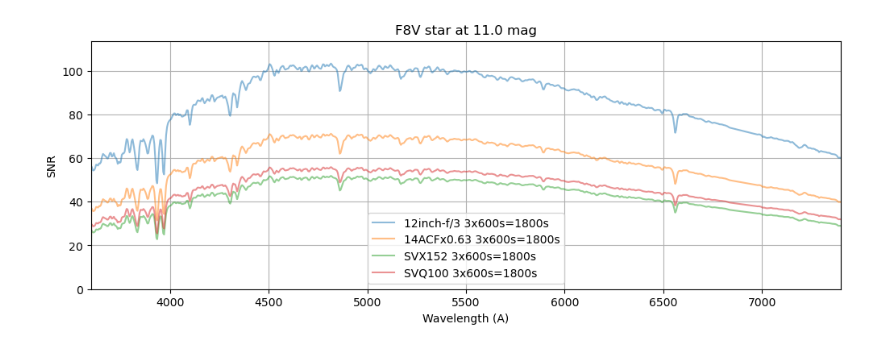
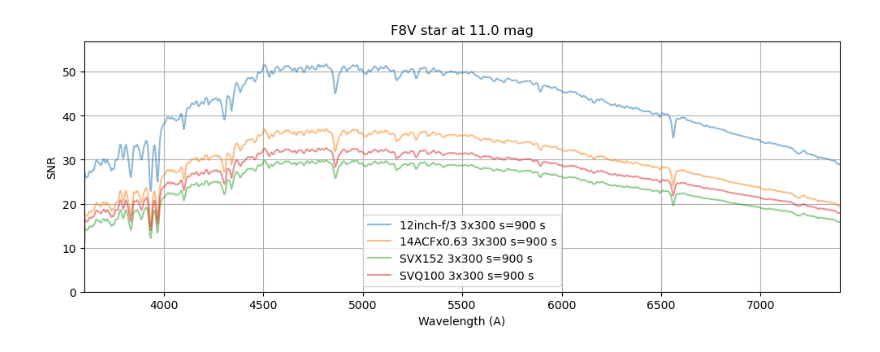
Before and after one commit to joshwalawender/SpecETC, a Jupyter notebook: Sandbox.ipynb, the cells around one changed output. Saved outputs shown, nothing was run; the diff lists cells and outputs as text; code cells hidden in the pictures.

```diff
--- a/Sandbox.ipynb
+++ b/Sandbox.ipynb
@@ -19,4 +16,5 @@ models = get_list_of_stellar_models(verbose=True)
 sptype = 'F8V'
 mag = 11
 star = get_stellar_spectrum(sptype=sptype, mag=mag)
+sky = Sky(seeing=3.0*u.arcsec, mag=18)
 # %% [output]
@@ -29,0 +28,2 @@ M ['M4V', 'M0V', 'M3II', 'M2V', 'M2I', 'M10III', 'M0III', 'M5V', 'M5III']
+# %%
+im, spec, var = SpecETC(star, sky, SVX152, Alpy600, IMX183, plot=True)
@@ -30,30 +32,29 @@ M ['M4V', 'M0V', 'M3II', 'M2V', 'M2I', 'M10III', 'M0III', 'M5V', 'M5III']
 # %%
 telescopes = [Newtonian12, ACF14reduced, SVX152, SVQ100]
 nexp = [3, 3, 3, 3]
-exptimes = [600, 600, 600, 600]
+IMX183.exptime = 300*u.second
 spectra = {}
 variance = {}
 for t,tel in enumerate(telescopes):
-    spec, var, im = SpecETC(star, exptime=exptimes[t]*u.second, seeing=3.0*u.arcsec,
-                            telescope=tel, spectrograph=Alpy600, detector=IMX183, plot=False)
+    im, spec, var = SpecETC(star, sky, tel, Alpy600, IMX183, plot=False)
     spectra[tel.name] = spec*nexp[t]
     variance[tel.name] = var*nexp[t]**0.5
 # %%
 Alpy600.generate_binset(IMX183)
 plt.figure(figsize=(12,4))
 plt.title(f'{sptype} star at {mag:.1f} mag')
 peakSNR = 0
 for t,tel in enumerate(telescopes):
     SNR = spectra[tel.name]/variance[tel.name]**0.5
-    label = f"{tel.name} {nexp[t]:d}x{exptimes[t]:.0f}s={nexp[t]*exptimes[t]:.0f}s"
+    label = f"{tel.name} {nexp[t]:d}x{IMX183.exptime:.0f}={nexp[t]*IMX183.exptime:.0f}"
     plt.plot(Alpy600.binset, SNR, alpha=0.5, label=label)
     peakSNR = peakSNR if max(SNR) <= peakSNR else max(SNR)
 plt.ylabel('SNR')
 plt.xlabel('Wavelength (A)')
 plt.xlim(min(Alpy600.binset), max(Alpy600.binset))
 plt.ylim(0,1.1*peakSNR)
 plt.grid()
 plt.legend(loc='best')
 plt.show()
 # %% [output]
-[figure, old version]
+[figure, new version]
```
Also changed, not shown: parts of 12 cells of this notebook, 4 other files.
